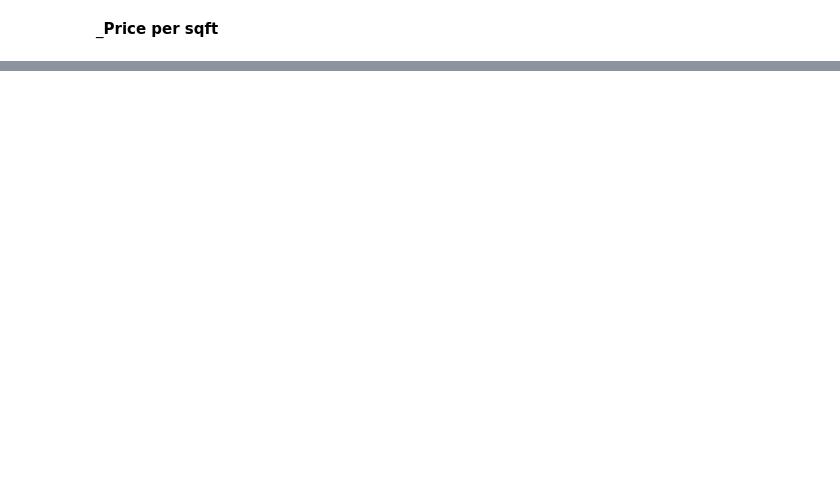
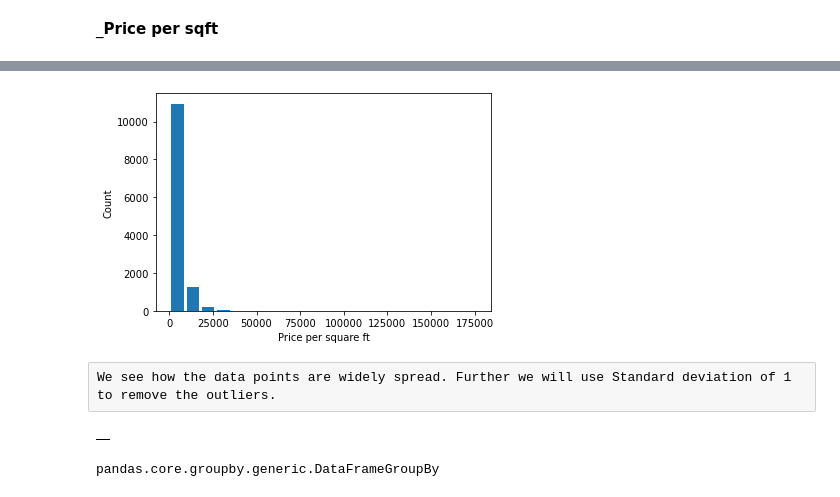
Before and after one commit to DevsidB/Algorithms_MachineLearning_basics, a Jupyter notebook: 21_Project_RealEstate/Project_RealEstate_cb_v24.ipynb, the cells around one changed output, grey strips where cells are left out. Cells and saved outputs as stored; diff of their text form; code cells hidden in the pictures; blank space fills up the shorter version.

```diff
--- a/21_Project_RealEstate/Project_RealEstate_cb_v24.ipynb
+++ b/21_Project_RealEstate/Project_RealEstate_cb_v24.ipynb
@@ -592,0 +749,19 @@ Name: price_per_sqft, dtype: float64
+# %%
+# Histogram also shows the same thing that how data points are widely scattered
+plt.hist(df5.price_per_sqft, bins=20, rwidth=0.8)
+plt.xlabel('Price per square ft')
+plt.ylabel('Count')
+plt.show()
+# %% [output]
+[figure, added]
+# %% [raw]
+We see how the data points are widely spread. Further we will use Standard deviation of 1 to remove the outliers.
+# %%
+df_out1 = pd.DataFrame()
+df_out1
+# %% [output]
+|  |
+# %%
+type(df5.groupby('location'))
+# %% [output]
+pandas.core.groupby.generic.DataFrameGroupBy
```
Also changed, not shown: parts of 81 cells of this notebook, 1 other file.
